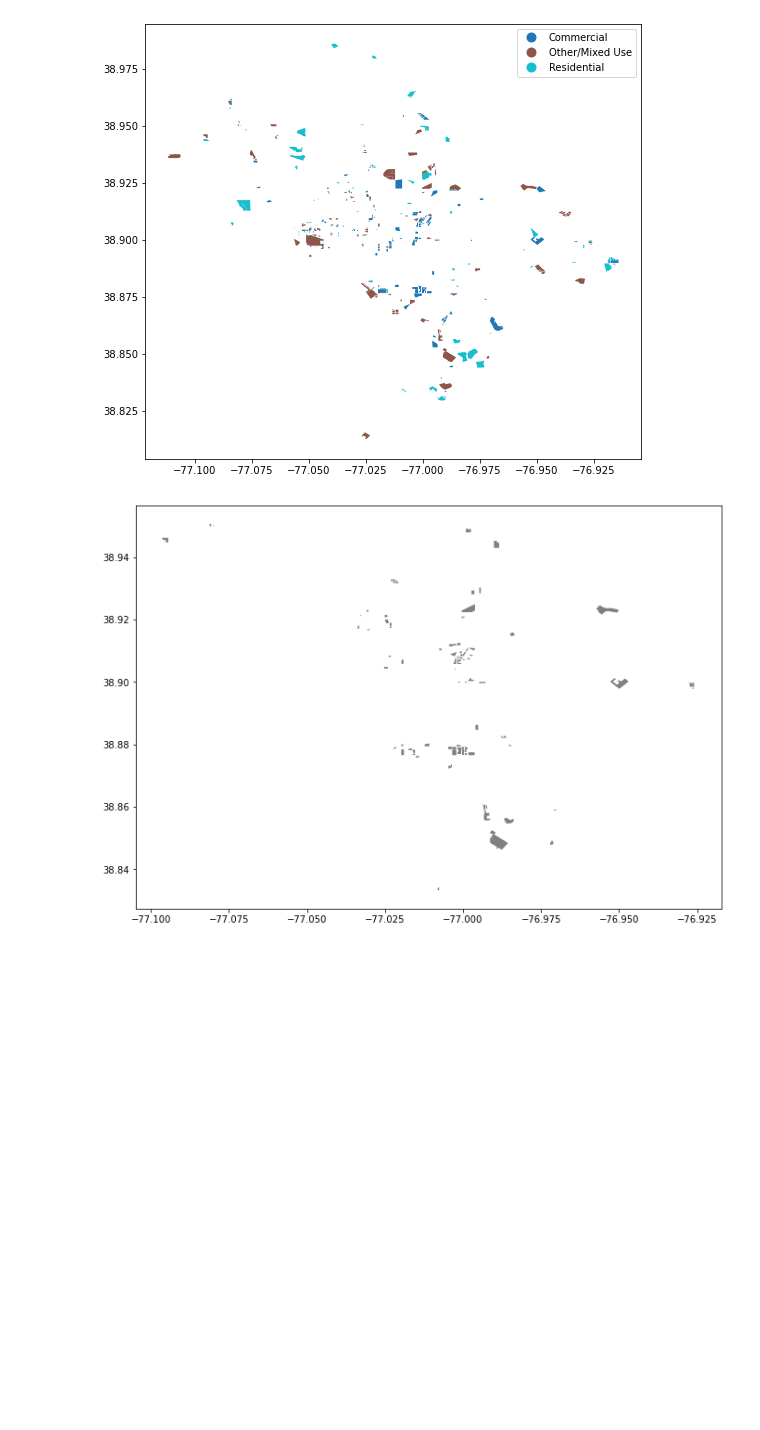
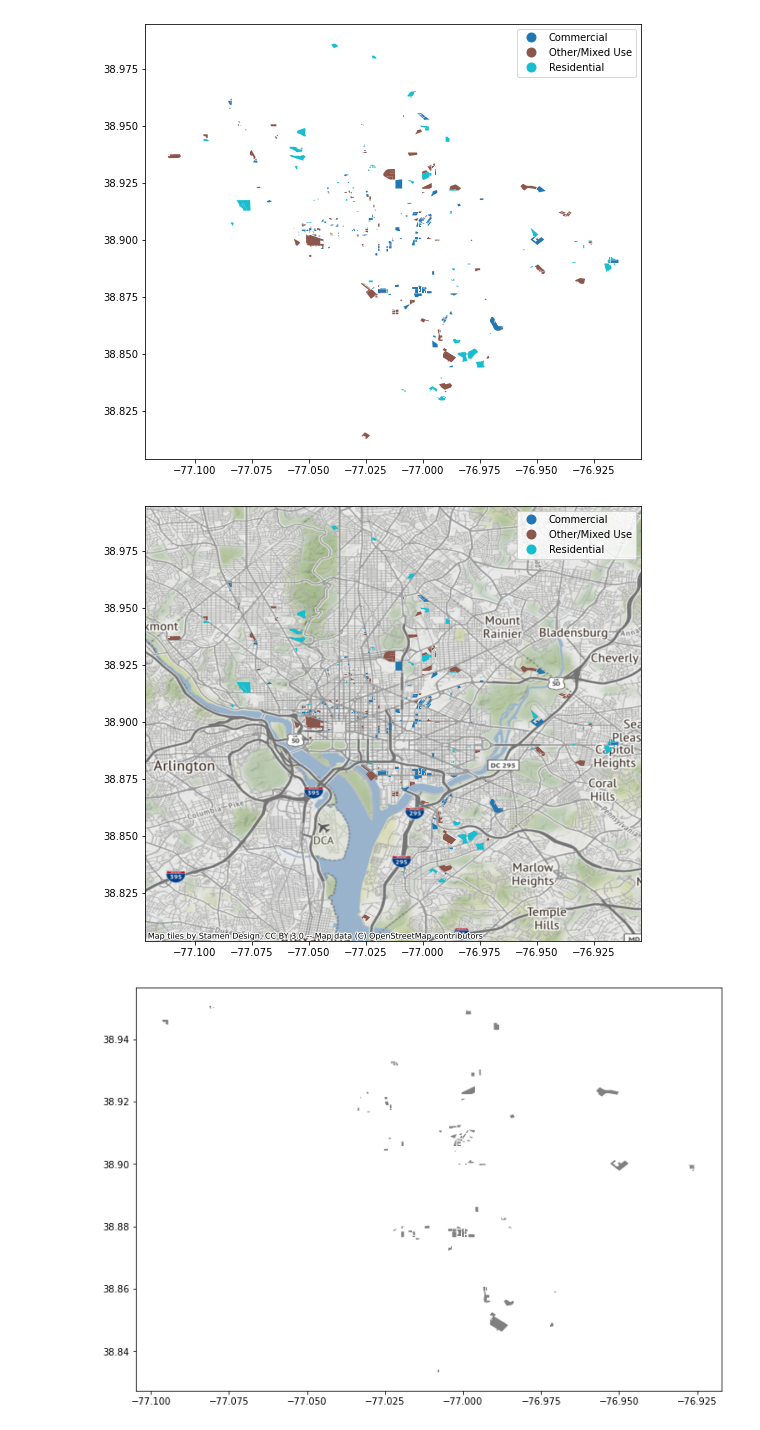
Before and after one commit to mzhao8/dc_zoning, a Jupyter notebook: dc_zoning.ipynb, the cells around one changed output. Drawn from its saved outputs; the diff is of its cells as text; code cells hidden in the pictures; blank space fills up the shorter version.

Commit message:
added base map using contextily

```diff
--- a/dc_zoning.ipynb
+++ b/dc_zoning.ipynb
@@ -135,6 +141,12 @@ puds_info = puds_info[~puds_info['Zone_Cat'].isnull()]
 puds_info.plot(column='Zone_Cat', legend=True, figsize=(16,8));
 # %% [output]
 [figure]
+# %%
+puds_info = puds_info[~puds_info['Zone_Cat'].isnull()]
+ax = puds_info.plot(column='Zone_Cat', legend=True, figsize=(16,8))
+contextily.add_basemap(ax,crs={'init' :'epsg:4326'})
+# %% [output]
+[figure, added]
 # %%
 # Create a map of just the PUDs that provide Affordable Housing
 puds_info[puds_info['TOTAL_AFFORDABLE_UNITS']>0].plot(column='TOTAL_AFFORDABLE_UNITS',color='grey', figsize=(16,8));
```
Also changed, not shown: parts of 7 cells of this notebook, 2 other files.
